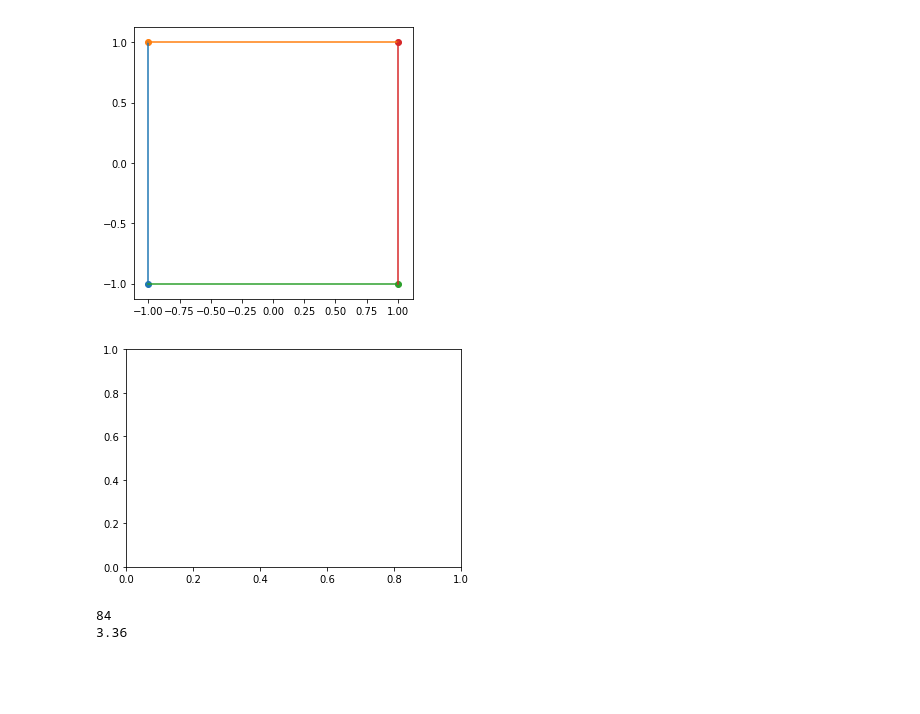
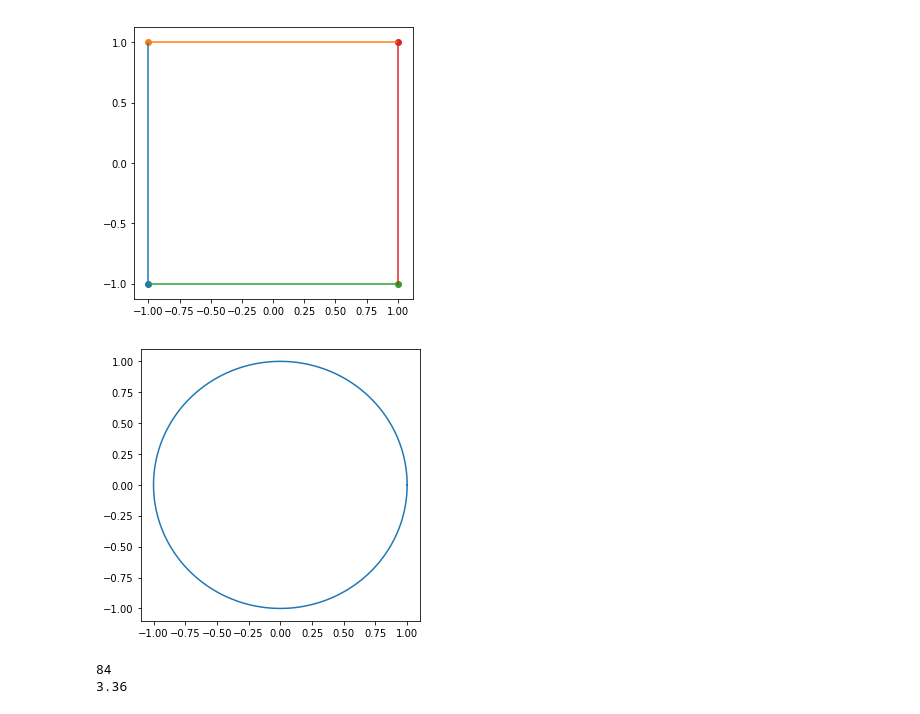
Before and after one commit to kelleyl54/DSPS_ARehman, a Jupyter notebook: HW4/HW4_lab.ipynb, the cells around one changed output. Saved outputs shown, nothing was run; the diff lists cells and outputs as text; code cells hidden in the pictures; blank space fills up the shorter version.

```diff
--- a/HW4/HW4_lab.ipynb
+++ b/HW4/HW4_lab.ipynb
@@ -24,17 +24,18 @@ square(1)
 # %%
 def circle(radius,ax):
   angle = np.arange(0,360,0.1)
   angle *= u.degree
   x = radius * np.cos(angle.to(u.rad))
   y = radius * np.sin(angle.to(u.rad))
   #print('x: ', x)
   #print('y: ', y)
 
   ax.plot(x,y)
 
-ax = plt.figure().add_subplot(1,1,1)
+ax = plt.figure(figsize = (5,5)).add_subplot(1,1,1)
+circle(1,ax)
 # %% [output]
-[figure, old version]
+[figure, new version]
 # %%
 # ! pip install astropy  ## this will install the package only for this notebook
 # %%
```
Also changed, not shown: parts of 1 cell of this notebook.
